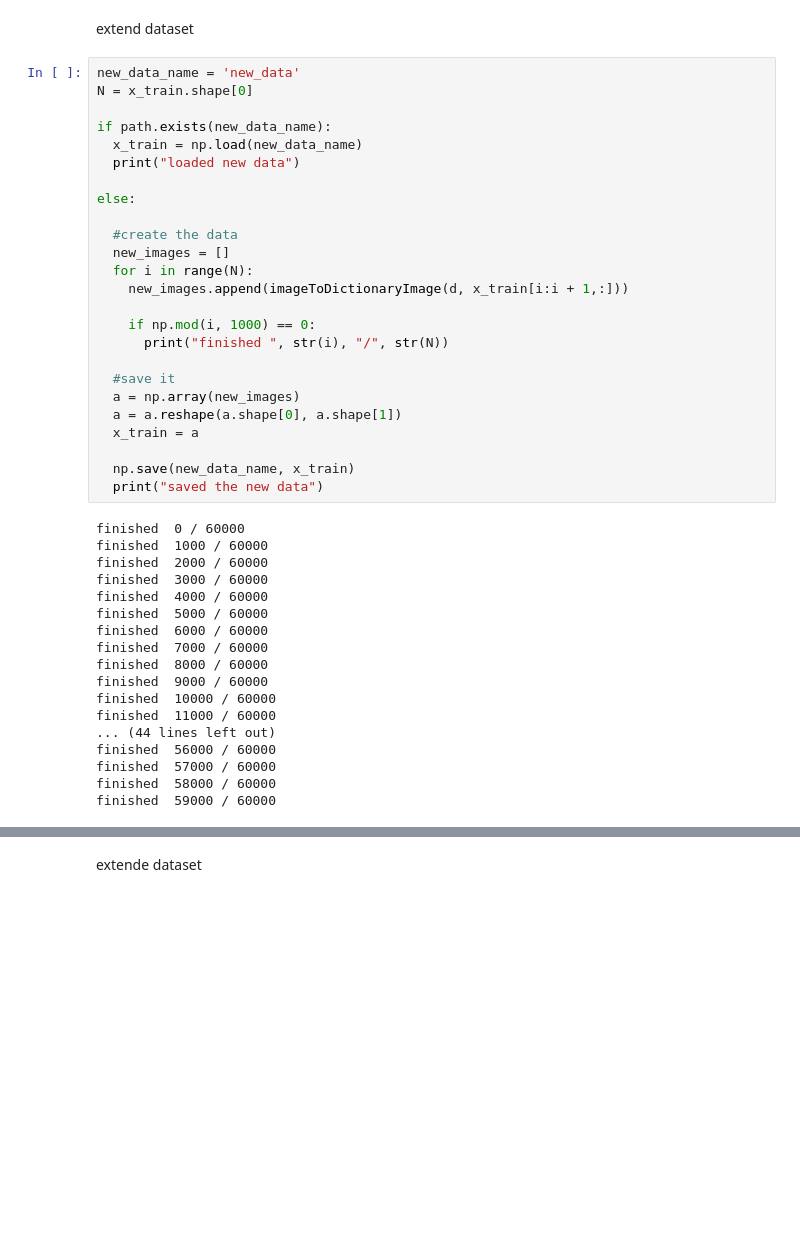
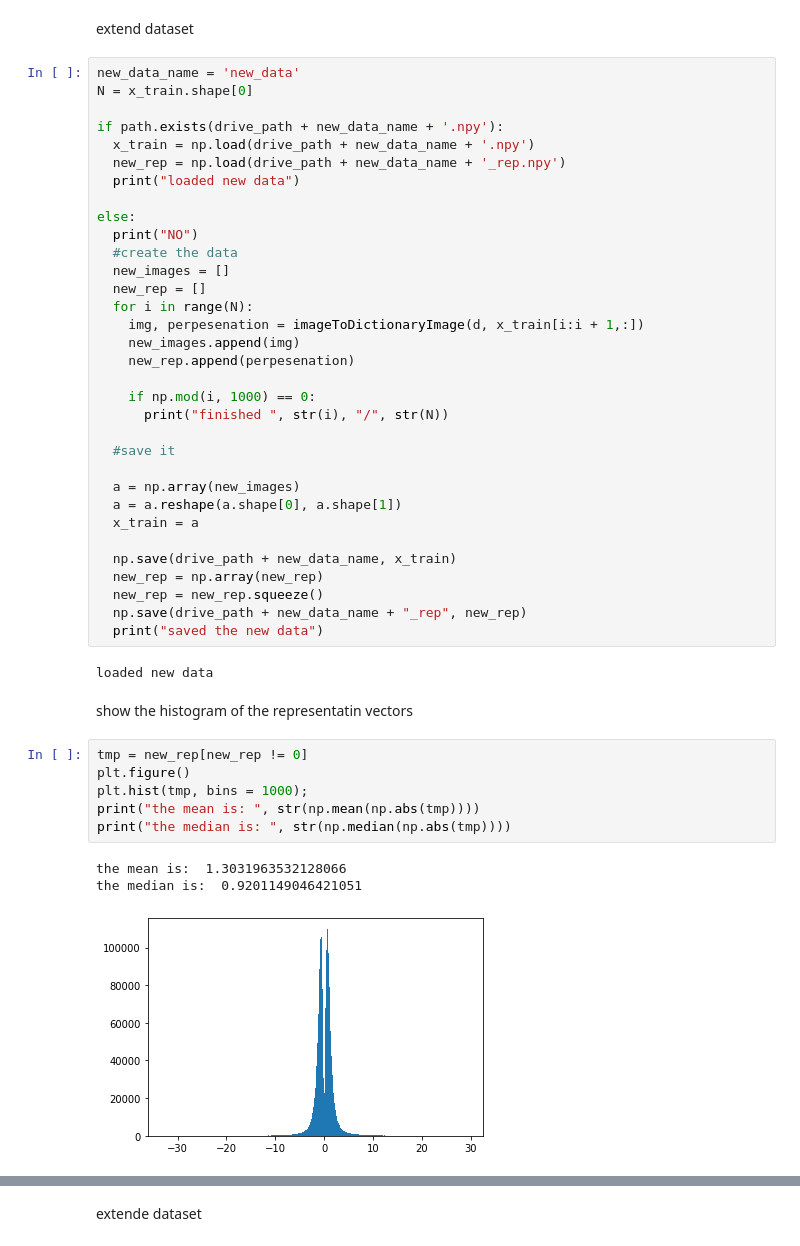
Before and after one commit to tsachiblau/sparseGANProject, a Jupyter notebook: GAN_2.ipynb, the cells around one changed output, grey strips where cells are left out. Cells and saved outputs as stored; diff of their text form; blank space fills up the shorter version.

```diff
--- a/GAN_2.ipynb
+++ b/GAN_2.ipynb
@@ -123,45 +186,49 @@ extend dataset
 new_data_name = 'new_data'
 N = x_train.shape[0]
 
-if path.exists(new_data_name):
-  x_train = np.load(new_data_name)
+if path.exists(drive_path + new_data_name + '.npy'):
+  x_train = np.load(drive_path + new_data_name + '.npy')
+  new_rep = np.load(drive_path + new_data_name + '_rep.npy')
   print("loaded new data")
 
 else:
-
+  print("NO")
   #create the data
   new_images = []
+  new_rep = []
   for i in range(N):
-    new_images.append(imageToDictionaryImage(d, x_train[i:i + 1,:]))
+    img, perpesenation = imageToDictionaryImage(d, x_train[i:i + 1,:])
+    new_images.append(img)
+    new_rep.append(perpesenation)
 
     if np.mod(i, 1000) == 0:
       print("finished ", str(i), "/", str(N))
 
   #save it
+
   a = np.array(new_images)
   a = a.reshape(a.shape[0], a.shape[1])
   x_train = a
 
-  np.save(new_data_name, x_train)
+  np.save(drive_path + new_data_name, x_train)
+  new_rep = np.array(new_rep)
+  new_rep = new_rep.squeeze()
+  np.save(drive_path + new_data_name + "_rep", new_rep)
   print("saved the new data")
 # %% [output]
-finished  0 / 60000
-finished  1000 / 60000
-finished  2000 / 60000
-finished  3000 / 60000
-finished  4000 / 60000
-finished  5000 / 60000
-finished  6000 / 60000
-finished  7000 / 60000
-finished  8000 / 60000
-finished  9000 / 60000
-finished  10000 / 60000
-finished  11000 / 60000
-... (44 lines left out)
-finished  56000 / 60000
-finished  57000 / 60000
-finished  58000 / 60000
-finished  59000 / 60000
+loaded new data
+# %% [markdown]
+show the histogram of the representatin vectors
+# %%
+tmp = new_rep[new_rep != 0]
+plt.figure()
+plt.hist(tmp, bins = 1000);
+print("the mean is: ", str(np.mean(np.abs(tmp))))
+print("the median is: ", str(np.median(np.abs(tmp))))
+# %% [output]
+the mean is:  1.3031963532128066
+the median is:  0.9201149046421051
+[figure, added]
 # %%
 #show new data
 random_num = np.random.randint(N)
```
Also changed, not shown: parts of 16 cells of this notebook.
